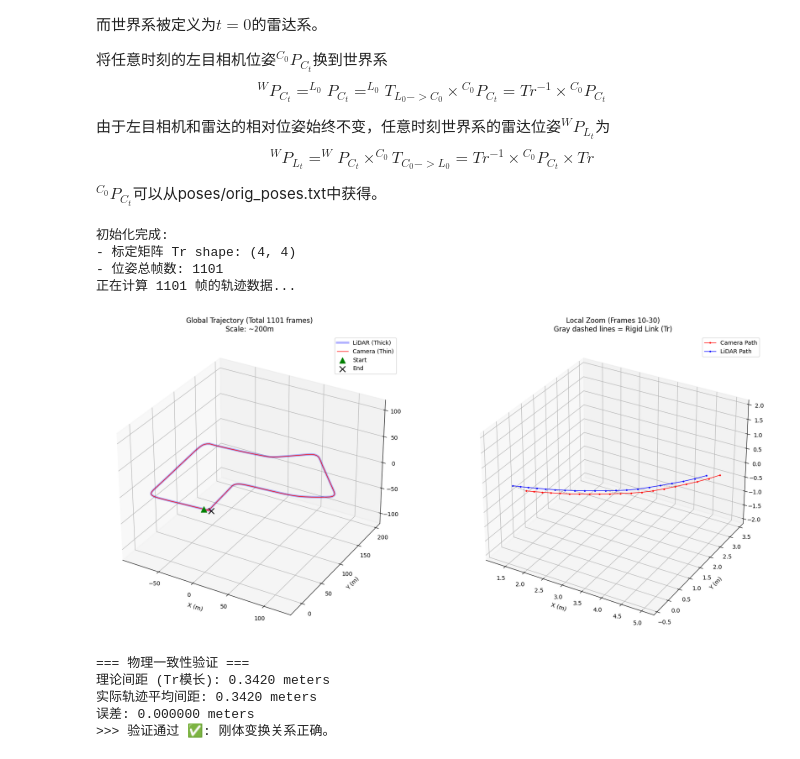
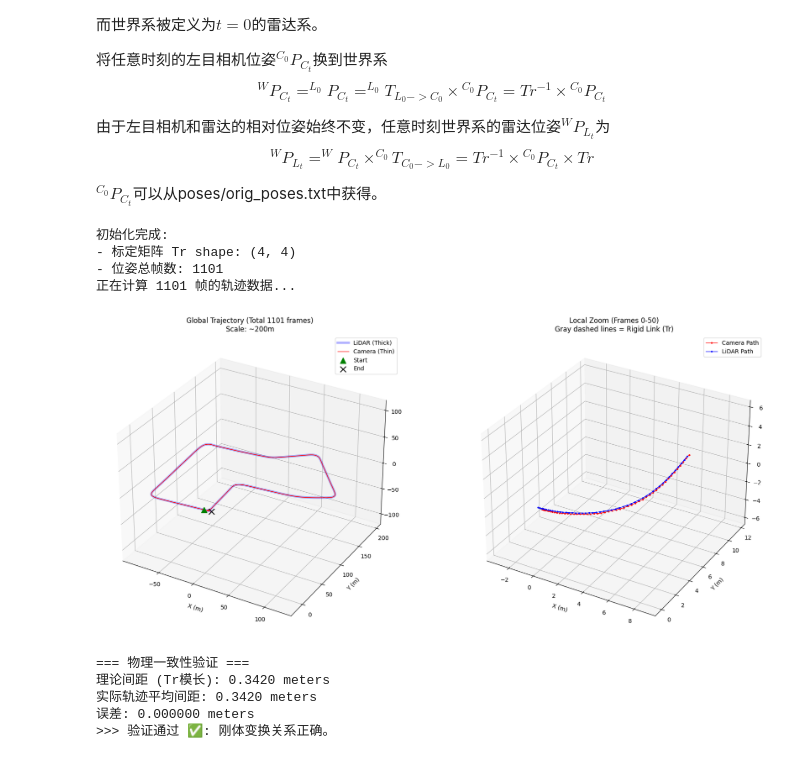
Before and after one commit to xzy2022/ugv_kitti_ws, a Jupyter notebook: notebooks/02_Pose_and_Coordinate_Transformation.ipynb, the cells around one changed output. Drawn from its saved outputs; the diff is of its cells as text; code cells hidden in the pictures.

```diff
--- a/notebooks/02_Pose_and_Coordinate_Transformation.ipynb
+++ b/notebooks/02_Pose_and_Coordinate_Transformation.ipynb
@@ -502,8 +502,8 @@ set_axes_equal(ax1) # 强制等比例
 ax2 = fig.add_subplot(122, projection='3d')
 
 # 选取一段比较有代表性的区间 (例如转弯处或起步阶段)
-# 这里取第 10 帧 到 第 30 帧
-start_idx, end_idx = 10, 30
+# 这里取第 0 帧 到 第 50 帧
+start_idx, end_idx = 0, 50
 sub_cam = traj_world_cam[start_idx:end_idx]
 sub_lidar = traj_world_lidar[start_idx:end_idx]
 
@@ -526,34 +526,34 @@ ax2.set_title(f"Local Zoom (Frames {start_idx}-{end_idx})\nGray dashed lines = R
 ax2.set_xlabel("X (m)")
 ax2.set_ylabel("Y (m)")
 ax2.legend()
 set_axes_equal(ax2) # 强制等比例，这对观察局部偏移至关重要
 
 plt.tight_layout()
 plt.show()
 
 # ---------------------------------------------------
 # 物理一致性验证 (保持不变)
 # ---------------------------------------------------
 diff = traj_world_lidar - traj_world_cam
 dist = np.linalg.norm(diff, axis=1)
 mean_dist = np.mean(dist)
 theoretical_dist = np.linalg.norm(handler.Tr[:3, 3])
 
 print(f"=== 物理一致性验证 ===")
 print(f"理论间距 (Tr模长): {theoretical_dist:.4f} meters")
 print(f"实际轨迹平均间距: {mean_dist:.4f} meters")
 print(f"误差: {abs(mean_dist - theoretical_dist):.6f} meters")
 
 if np.isclose(mean_dist, theoretical_dist):
     print(">>> 验证通过 ✅: 刚体变换关系正确。")
 else:
     print(">>> 验证失败 ❌: 距离不恒定。")
 # %% [output]
 初始化完成:
 - 标定矩阵 Tr shape: (4, 4)
 - 位姿总帧数: 1101
 正在计算 1101 帧的轨迹数据...
-[figure, old version]
+[figure, new version]
 === 物理一致性验证 ===
 理论间距 (Tr模长): 0.3420 meters
 实际轨迹平均间距: 0.3420 meters
```
